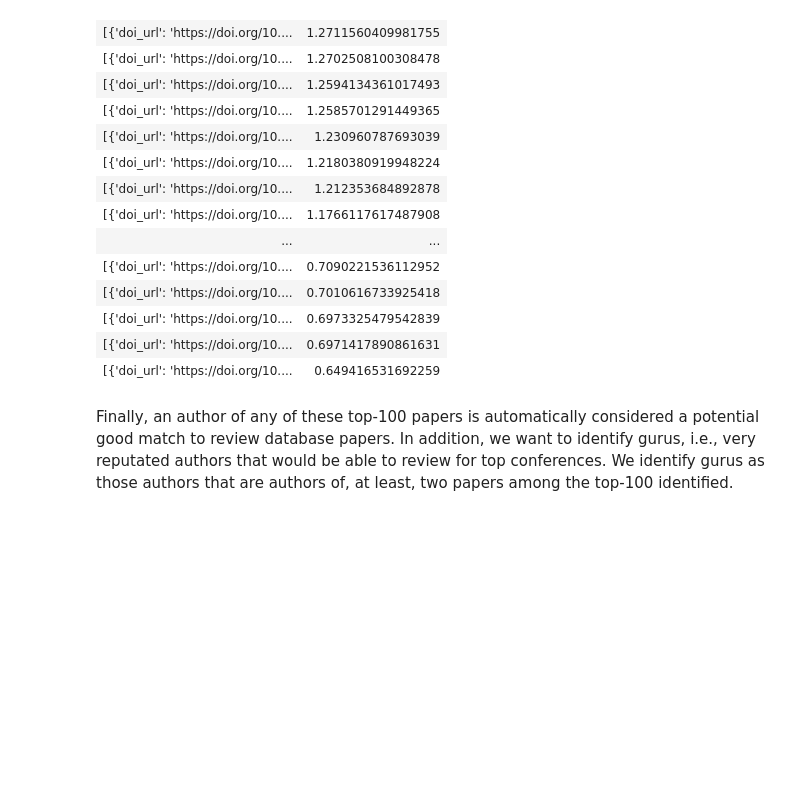
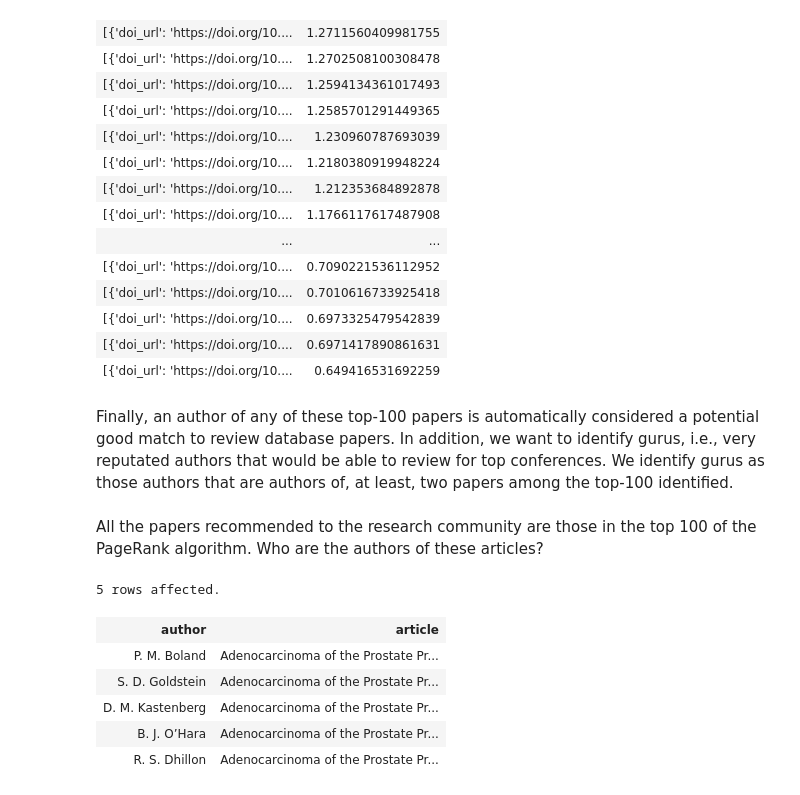
Before and after one commit to diegoquintanav/od-lab-1, a Jupyter notebook: notebooks/4-part-d.ipynb, the cells around one changed output. Drawn from its saved outputs; the diff is of its cells as text; code cells hidden in the pictures; blank space fills up the shorter version.

```diff
--- a/notebooks/4-part-d.ipynb
+++ b/notebooks/4-part-d.ipynb
@@ -356,0 +350,15 @@ CREATE (a) -[:guru_of]-> (c);
+# %% [markdown]
+All the papers recommended to the research community are those in the top 100 of the PageRank algorithm. Who are the authors of these articles?
+# %%
+%%cypher
+MATCH (a:Author)-[:AUTHORS]->(b:Article)-[:RECOMMENDED_TO]->(rc:ResearchCommunity {name: 'databases'})
+RETURN a.name as author, b.title as article
+LIMIT 5
+# %% [output]
+5 rows affected.
+| author | article |
+| P. M. Boland | Adenocarcinoma of the Prostate Pr... |
+| S. D. Goldstein | Adenocarcinoma of the Prostate Pr... |
+| D. M. Kastenberg | Adenocarcinoma of the Prostate Pr... |
+| B. J. O’Hara | Adenocarcinoma of the Prostate Pr... |
+| R. S. Dhillon | Adenocarcinoma of the Prostate Pr... |
```
Also changed, not shown: parts of 6 cells of this notebook.
